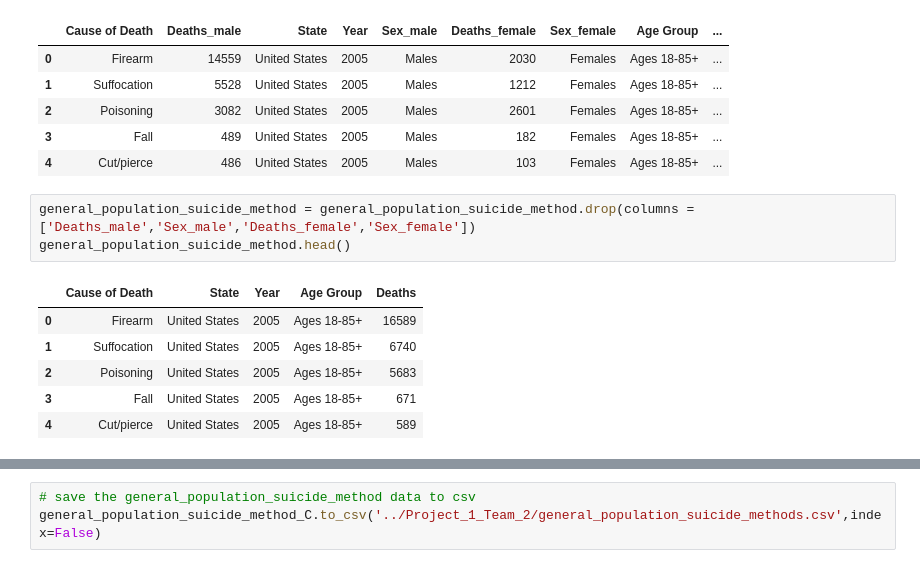
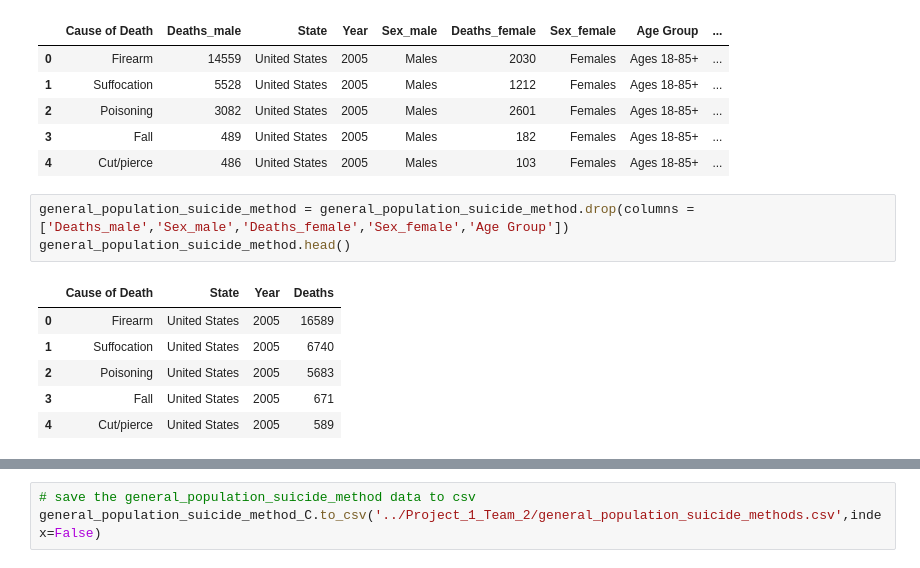
Before and after one commit to jetchechury/Project_1_SuicideAnalysis, a Jupyter notebook: JN_Project1.ipynb, the cells around one changed output, grey strips where cells are left out. Cells and saved outputs as stored; diff of their text form.

```diff
--- a/JN_Project1.ipynb
+++ b/JN_Project1.ipynb
@@ -139,12 +163,12 @@ general_population_suicide_method.head()
 | 3 | Fall | 489 | United States | 2005 | Males | 182 | Females | Ages 18-85+ | ... |
 | 4 | Cut/pierce | 486 | United States | 2005 | Males | 103 | Females | Ages 18-85+ | ... |
 # %%
-general_population_suicide_method = general_population_suicide_method.drop(columns = ['Deaths_male','Sex_male','Deaths_female','Sex_female'])
+general_population_suicide_method = general_population_suicide_method.drop(columns = ['Deaths_male','Sex_male','Deaths_female','Sex_female','Age Group'])
 general_population_suicide_method.head()
 # %% [output]
-|  | Cause of Death | State | Year | Age Group | Deaths |
-| 0 | Firearm | United States | 2005 | Ages 18-85+ | 16589 |
-| 1 | Suffocation | United States | 2005 | Ages 18-85+ | 6740 |
-| 2 | Poisoning | United States | 2005 | Ages 18-85+ | 5683 |
-| 3 | Fall | United States | 2005 | Ages 18-85+ | 671 |
-| 4 | Cut/pierce | United States | 2005 | Ages 18-85+ | 589 |
+|  | Cause of Death | State | Year | Deaths |
+| 0 | Firearm | United States | 2005 | 16589 |
+| 1 | Suffocation | United States | 2005 | 6740 |
+| 2 | Poisoning | United States | 2005 | 5683 |
+| 3 | Fall | United States | 2005 | 671 |
+| 4 | Cut/pierce | United States | 2005 | 589 |
```
Also changed, not shown: parts of 6 cells of this notebook.
